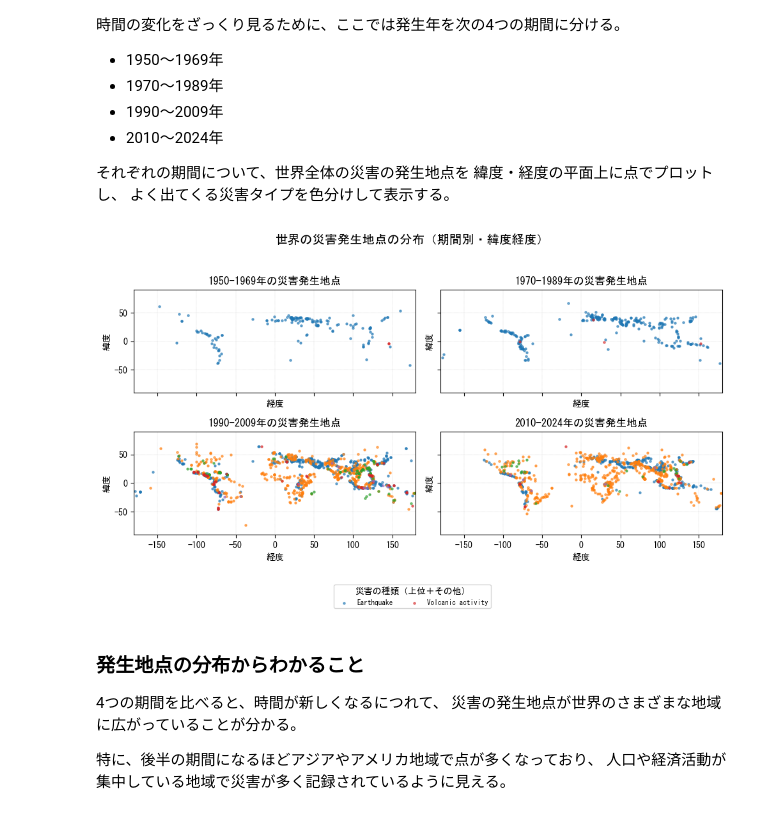
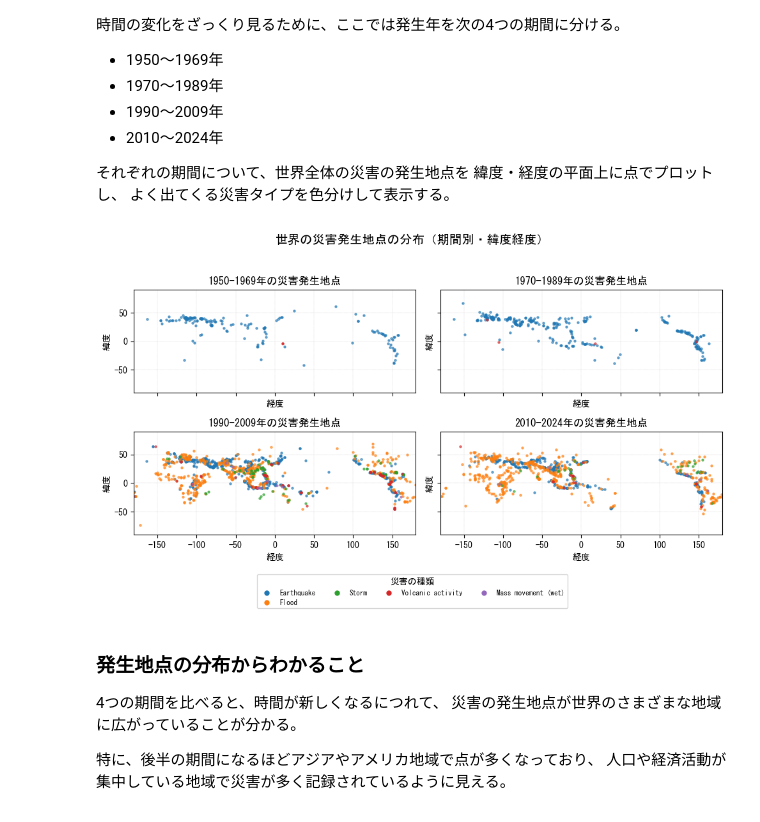
Before and after one commit to ganeko-111/me, a Jupyter notebook: Week9/disaster.ipynb, the cells around one changed output. Saved outputs shown, nothing was run; the diff lists cells and outputs as text; code cells hidden in the pictures.

```diff
--- a/Week9/disaster.ipynb
+++ b/Week9/disaster.ipynb
@@ -243,79 +243,98 @@ EM-DAT のデータには、各災害イベントの発生年（Start Year）と
 # %%
 import numpy as np
 import matplotlib.pyplot as plt
+from matplotlib.lines import Line2D
 
-# 必要な列をコピーして数値型にそろえる
+# データ準備
 df_map = emdat.copy()
 df_map["Start Year"] = pd.to_numeric(df_map["Start Year"], errors="coerce")
 df_map["Latitude"] = pd.to_numeric(df_map["Latitude"], errors="coerce")
 df_map["Longitude"] = pd.to_numeric(df_map["Longitude"], errors="coerce")
 
-# 欠損を除外して、1950年以降に絞る
 df_map = df_map.dropna(subset=["Start Year", "Latitude", "Longitude"])
 df_map = df_map[df_map["Start Year"] >= 1950]
 
-# 災害タイプのうち、よく出てくる上位5種類を取り出す
+# 経度をシフト（見やすさのため）
+df_map["Longitude_shift"] = ((df_map["Longitude"] - 135) + 180) % 360 - 180
+
+# 災害タイプの出現回数（多い順）
 type_counts = df_map["Disaster Type"].value_counts()
-top_types = list(type_counts.head(5).index)
+disaster_types = type_counts.index.tolist()
 
-# 上位5種類以外は「Other」としてまとめる
+# 上位5種類を分けて、それ以外を1つにまとめる（色付け用）
+top_types = disaster_types[:5]
 df_map["TypeGrouped"] = df_map["Disaster Type"].where(
     df_map["Disaster Type"].isin(top_types),
     "Other"
 )
 
-# 4つの期間に分類
+# 期間の分類
 period_labels = ["1950-1969", "1970-1989", "1990-2009", "2010-2024"]
 bins = [1949, 1969, 1989, 2009, 2024]
 df_map["期間"] = pd.cut(df_map["Start Year"], bins=bins, labels=period_labels)
 
-# 色を災害タイプごとに割り当てる（上位5種類＋Other）
+# グループごとの色（上位5種類＋Other）
 label_list = top_types + ["Other"]
 colors = plt.cm.tab10(range(len(label_list)))
-color_map = {label: colors[i] for i, label in enumerate(label_list)}
+group_color_map = {label: colors[i] for i, label in enumerate(label_list)}
 
 fig, axes = plt.subplots(2, 2, figsize=(10, 6), sharex=True, sharey=True)
 axes = axes.ravel()
 
 for ax, label in zip(axes, period_labels):
     sub = df_map[df_map["期間"] == label]
 
-    for t in label_list:
-        sub_t = sub[sub["TypeGrouped"] == t]
-        if sub_t.empty:
+    for g in label_list:
+        sub_g = sub[sub["TypeGrouped"] == g]
+        if sub_g.empty:
             continue
         ax.scatter(
-            sub_t["Longitude"],
-            sub_t["Latitude"],
+            sub_g["Longitude_shift"],
+            sub_g["Latitude"],
             s=5,
             alpha=0.6,
-            color=color_map[t],
-            label=t if label == period_labels[0] else None,
+            color=group_color_map[g],
         )
 
     ax.set_title(f"{label}年の災害発生地点")
     ax.set_xlim(-180, 180)
     ax.set_ylim(-90, 90)
     ax.set_xlabel("経度")
     ax.set_ylabel("緯度")
     ax.grid(True, linestyle=":", linewidth=0.3)
 
-# 凡例（災害タイプ）は一番下にまとめて表示
-handles, labels_legend = axes[0].get_legend_handles_labels()
+# 凡例：実際の災害タイプ名をすべて表示（色は上位5＋その他に対応）
+legend_handles = []
+legend_labels = []
+
+for dtype in disaster_types:
+    group = dtype if dtype in top_types else "Other"
+    color = group_color_map[group]
+
+    handle = Line2D(
+        [0], [0],
+        marker="o",
+        linestyle="",
+        color=color,
+        markersize=5,
+    )
+    legend_handles.append(handle)
+    legend_labels.append(dtype)
+
 fig.legend(
-    handles,
-    labels_legend,
+    legend_handles,
+    legend_labels,
     loc="lower center",
-    ncol=min(6, len(labels_legend)),
-    title="災害の種類（上位＋その他）",
+    ncol=4,
+    title="災害の種類",
     fontsize=8,
 )
 
 fig.suptitle("世界の災害発生地点の分布（期間別・緯度経度）", fontsize=14)
 plt.tight_layout(rect=[0, 0.10, 1, 0.95])
 plt.show()
 # %% [output]
-[figure, old version]
+[figure, new version]
 # %% [markdown]
 ### 発生地点の分布からわかること
 
```
Also changed, not shown: parts of 1 cell of this notebook.
